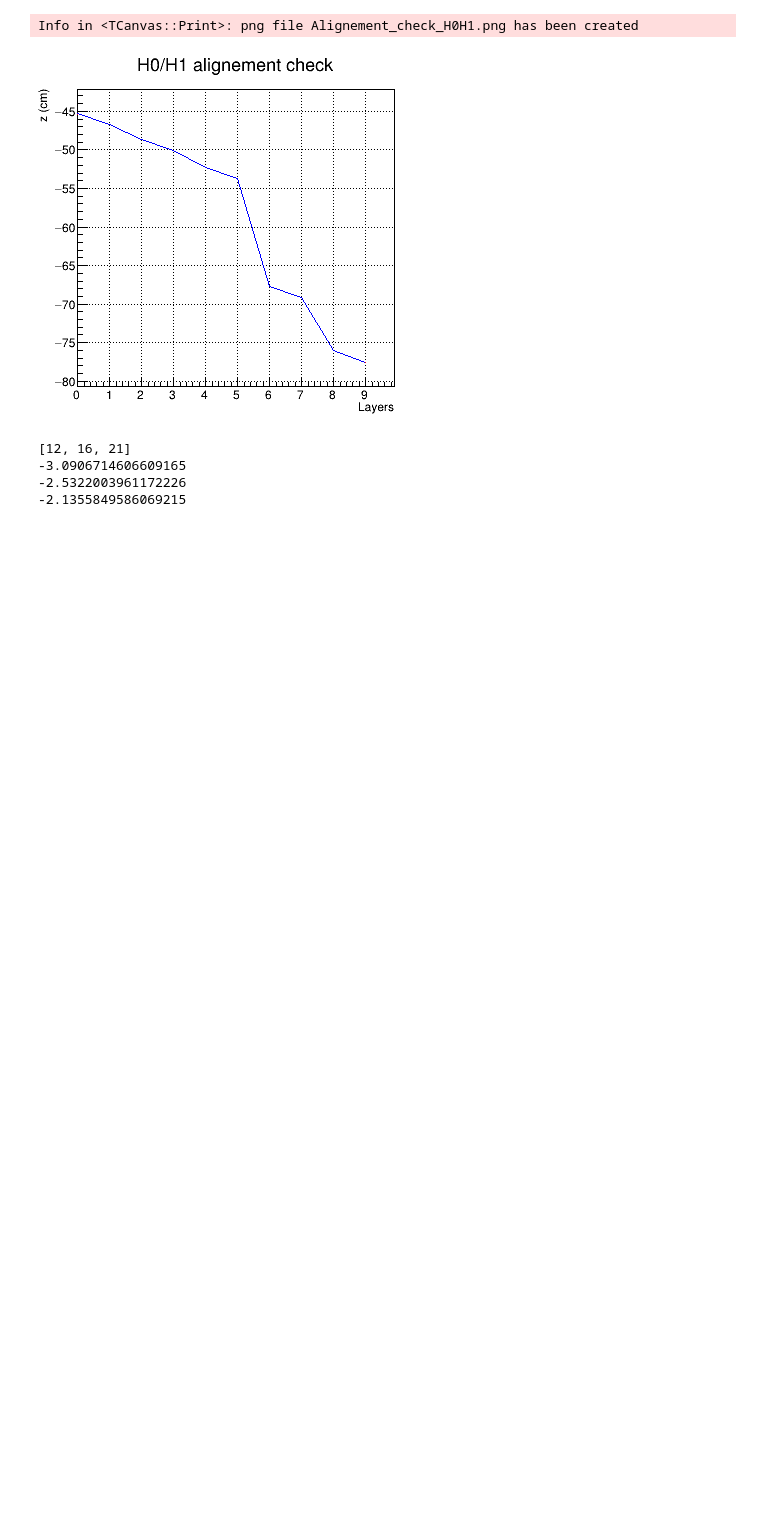
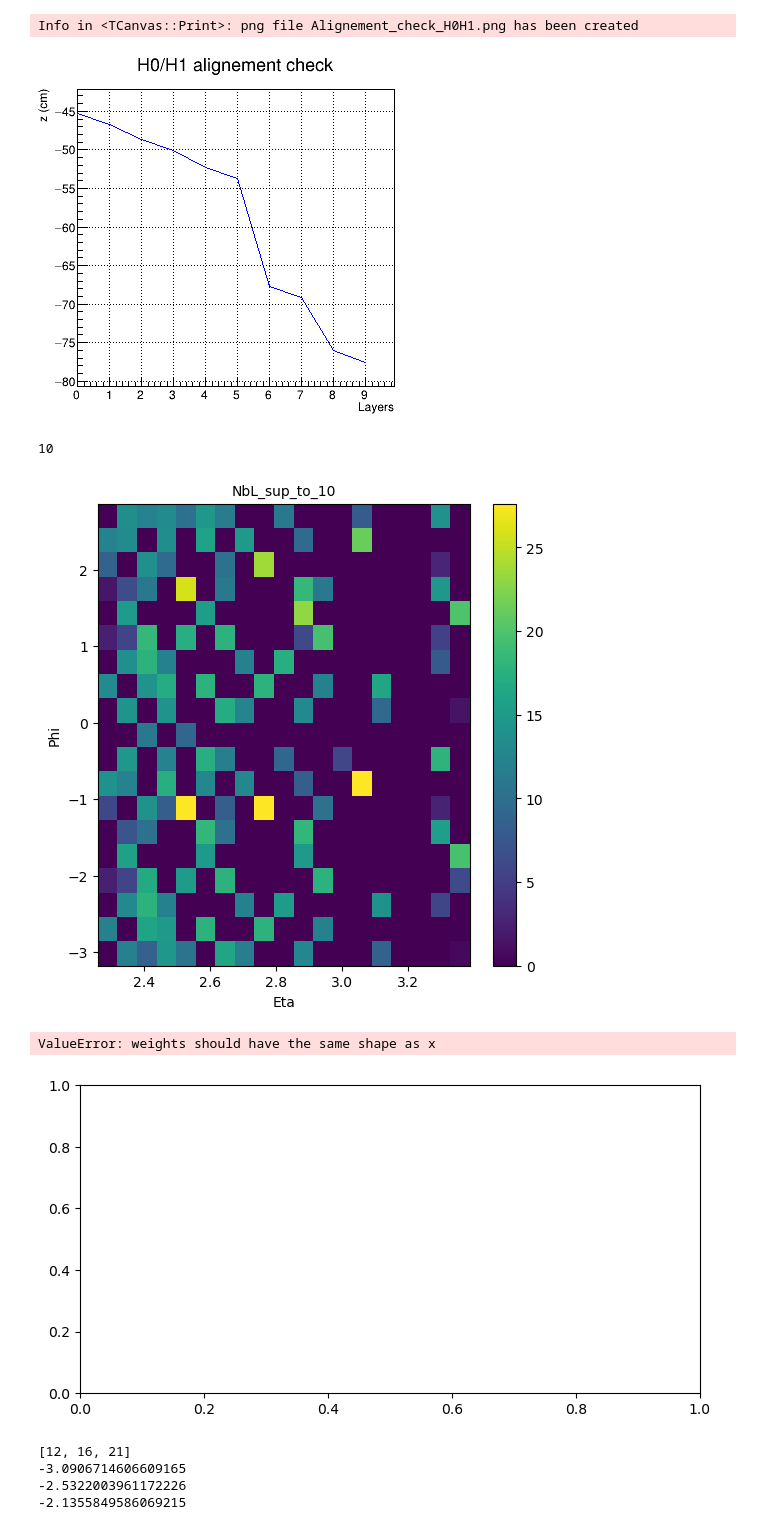
Before and after one commit to TitouanChabassier/MFT_Acceptance, a Jupyter notebook: Acceptance_Computation.ipynb, the cells around one changed output. Saved outputs shown, nothing was run; the diff lists cells and outputs as text; code cells hidden in the pictures; blank space fills up the shorter version.

```diff
--- a/Acceptance_Computation.ipynb
+++ b/Acceptance_Computation.ipynb
@@ -1461,6 +1452,56 @@ def DrawProbaEtaPhiforMultipleNCLs(Eta,Phi,Peff,Ncl,path):
     #print("Saving Fig "+ "Ncl_sup_to_{}".format(Ncl))
     #plt.savefig(path + "/Ncl_sup_to_{}".format(Ncl))
     plt.close()
+# %%
+params = {'legend.fontsize': 10,
+         'axes.labelsize': 10,
+         'axes.titlesize': 10,
+         'xtick.labelsize':10,
+         'ytick.labelsize':10}
+pylab.rcParams.update(params)
+
+Eta_Array = []
+Phi_Array = []
+Peff_Array = []
+Peff_Array_Min = []
+Peff_Array_Max = []
+Peff_Array_Std = []
+start_time = time.time()
+zIP=0
+for Ncl in [10,9,8,7,6,5]:
+#for Ncl in [10]:
+    print(Ncl)
+    Configs = LayerCombinations(Ncl)
+    for Chip in Chip_DF['ChipID'].values:
+        #print(Chip)
+        ncl_list = [i for i in range(Ncl,11)]
+        Peff_Means, Peff_Mins, Peff_Maxs, New_List_Ncls = Build_Peff_Vs_Ncl(Chip,ncl_list,zIP)
+
+        if len(Peff_Means)>0:
+            Peff_Array += [np.mean(Peff_Means)]
+            Peff_Array_Std += [np.std(Peff_Means)]
+            #Peff_Array += [1]
+
+            X = GetTrueCoor(Chip+1)[0]
+            Y = GetTrueCoor(Chip+1)[1]
+            Z = -GetTrueCoor(Chip+1)[2]
+
+            Eta,Phi = ChangeToEtaPhi(X,Y,Z)
+
+            Eta_Array += [Eta]
+            Phi_Array += [Phi]
+
+        else:
+            continue
+
+    Build2DHist(Eta_Array, Phi_Array, Peff_Array, Ncl, f"Peff_Results/z_{zIP}/Peff_Eta_Phi", 20)
+
+print("--- %s minutes ---" % ((time.time() - start_time)/60))
+# %% [output]
+10
+[figure, added]
+ValueError: weights should have the same shape as x
+[figure, added]
 # %%
 def ReturnPhiforChipList(ChipList):
     Eta, Phi = [], []
```
Also changed, not shown: parts of 10 cells of this notebook.
